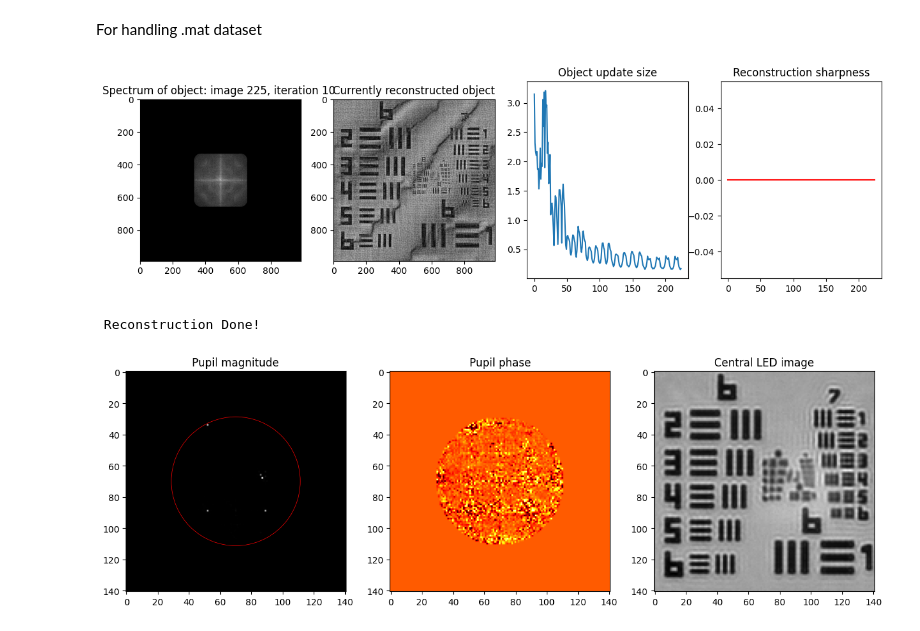
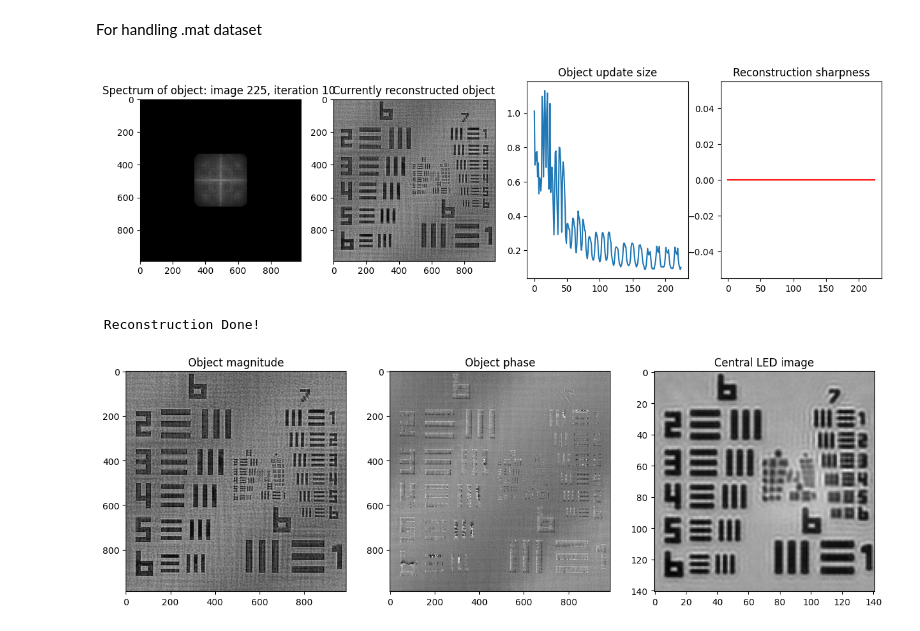
Before and after one commit to willtaylor072/Will_Taylor_FPM_4YP-main, a Jupyter notebook: reconstruction.ipynb, the cells around one changed output. Cells and saved outputs as stored; diff of their text form; code cells hidden in the pictures.

```diff
--- a/reconstruction.ipynb
+++ b/reconstruction.ipynb
@@ -376,7 +376,7 @@ options = {
 }
 
 # Reconstruction with calculated kx and ky (quickstart)
-rec_obj,rec_pupil,kx_updated,ky_updated = fpm.reconstruct(images, kx, ky, obj, pupil, options, fig, axes)
+# rec_obj,rec_pupil,kx_updated,ky_updated = fpm.reconstruct(images, kx, ky, obj, pupil, options, fig, axes)
 # np.save(os.path.join(data_path,'kx_updated'),kx_updated)
 # np.save(os.path.join(data_path,'ky_updated'),ky_updated)
 
@@ -386,9 +386,9 @@ rec_obj,rec_pupil,kx_updated,ky_updated = fpm.reconstruct(images, kx, ky, obj, p
 # rec_obj,rec_pupil,_,_ = reconstruct(images, kx, ky, obj, pupil, options, fig, axes)
 
 # Reconstruction with recovered pupil function
-# rec_obj,rec_pupil,kx_updated,ky_updated = fpm.reconstruct(images, kx, ky, obj, rec_pupil, options, fig, axes)
+rec_obj,rec_pupil,kx_updated,ky_updated = fpm.reconstruct(images, kx, ky, obj, rec_pupil, options, fig, axes)
 # %% [output]
-[figure, old version]
+[figure, new version]
  Reconstruction Done!
 # %%
 # Plot results
@@ -397,43 +397,43 @@ fig, axes = plt.subplots(1, 3, figsize=(15,15))
 # Recovered object
 obj_mag = np.abs(rec_obj) # Magnitude
 obj_arg = np.angle(rec_obj) # Phase
 
 # Recovered pupil
 pupil_mag = np.abs(rec_pupil)
 pupil_arg = np.angle(rec_pupil)
 
-# # Show object
-# axes[0].imshow(obj_mag,cmap='gray')
-# axes[0].set_title('Object magnitude')
-# axes[1].imshow(obj_arg, cmap='gray') # Heatmap for phase information
-# axes[1].set_title('Object phase')
+# Show object
+axes[0].imshow(obj_mag,cmap='gray')
+axes[0].set_title('Object magnitude')
+axes[1].imshow(obj_arg, cmap='gray') # Heatmap for phase information
+axes[1].set_title('Object phase')
 
-# Show pupil
-axes[0].imshow(pupil_mag,cmap='gray')
-axes[0].set_title('Pupil magnitude')
-axes[1].imshow(pupil_arg, cmap='hot') # Heatmap for phase information
-axes[1].set_title('Pupil phase')
-circle = patches.Circle((img_size//2,img_size//2),radius=pupil_radius,linewidth =0.5, edgecolor='red',facecolor='none')
-axes[0].add_patch(circle) # Ensure pupil radius is correct
+# # Show pupil
+# axes[0].imshow(pupil_mag,cmap='gray')
+# axes[0].set_title('Pupil magnitude')
+# axes[1].imshow(pupil_arg, cmap='hot') # Heatmap for phase information
+# axes[1].set_title('Pupil phase')
+# circle = patches.Circle((img_size//2,img_size//2),radius=pupil_radius,linewidth =0.5, edgecolor='red',facecolor='none')
+# axes[0].add_patch(circle) # Ensure pupil radius is correct
 
 # Show central image
 axes[2].imshow(images[:,:,0], cmap='gray')
 axes[2].set_title('Central LED image')
 
 # Save results (object)
 obj_mag = obj_mag / np.max(obj_mag) # Normalise
 obj_mag = (obj_mag * 255).astype(np.uint8)
 obj_mag = Image.fromarray(obj_mag)
 obj_mag.save('results/recent/magnitude.png')
 
 obj_arg = plt.cm.hot(obj_arg)  # Necessary for saving image
 obj_arg = (obj_arg * 255).astype(np.uint8)
 obj_arg = Image.fromarray(obj_arg)
 obj_arg.save('results/recent/phase.png',format='PNG')
 
 img_0 = images[:,:,0] / np.max(images[:,:,0])
 img_0 = (img_0 * 255).astype(np.uint8)
 img_0 = Image.fromarray(img_0)
 img_0.save('results/recent/brightfield.png',format='PNG')
 # %% [output]
-[figure, old version]
+[figure, new version]
```
Also changed, not shown: 3 other files.
